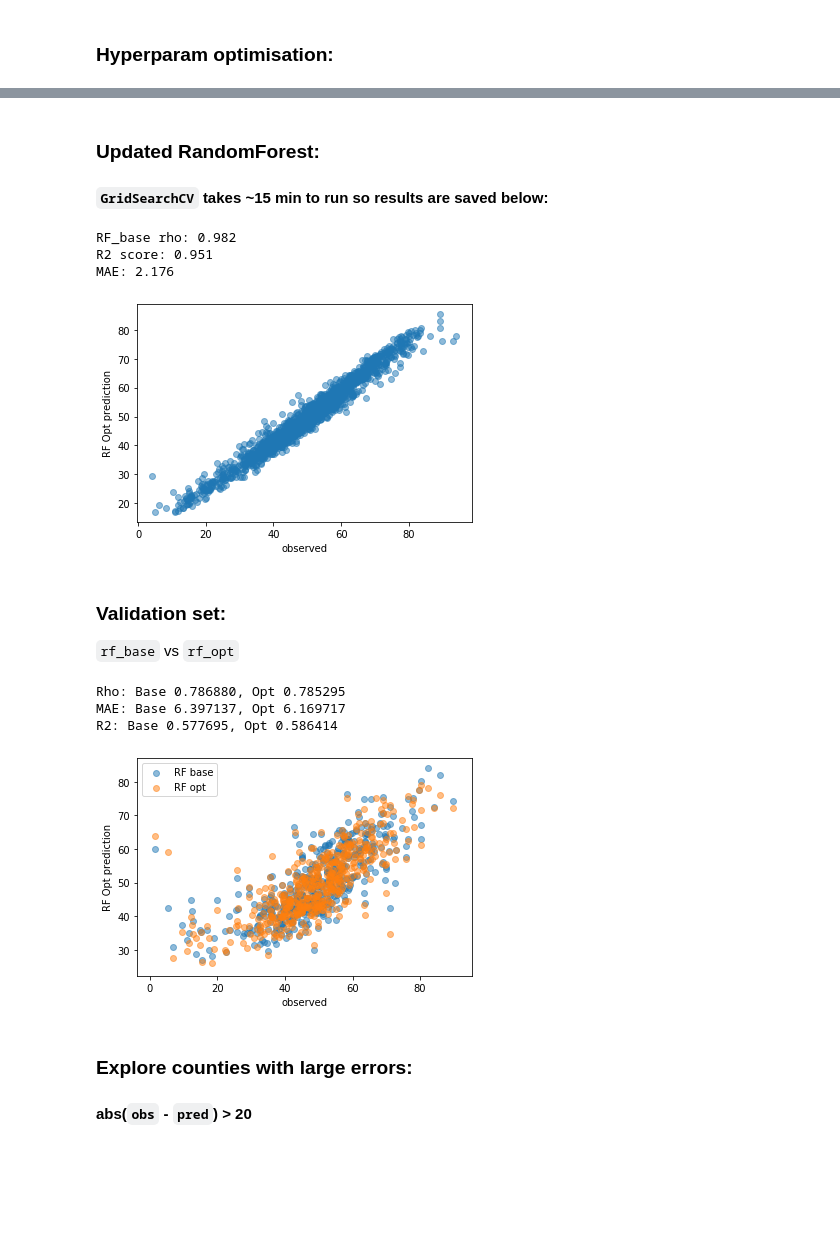
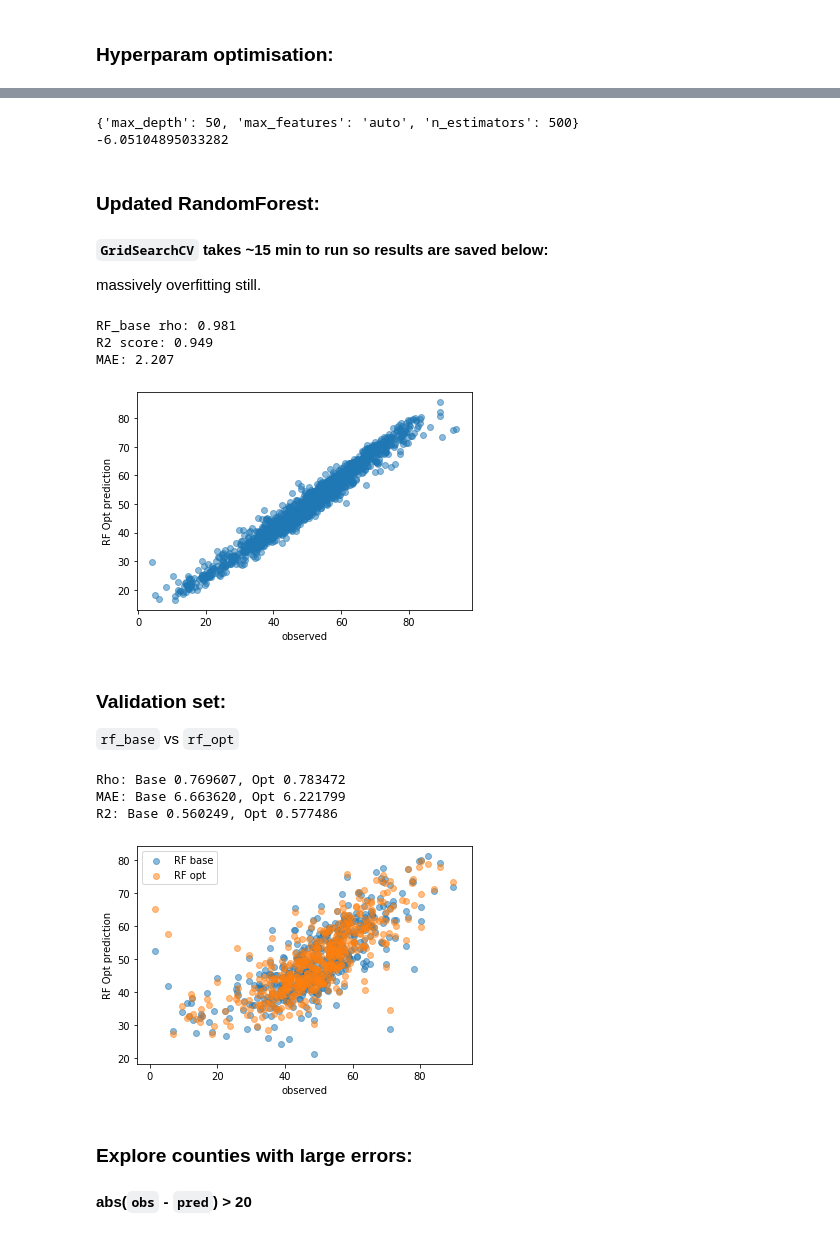
Before and after one commit to ralidimitrova/DS4A_team27, a Jupyter notebook: prediction_modelling/prediction_modelling.ipynb, the cells around one changed output, grey strips where cells are left out. Saved outputs shown, nothing was run; the diff lists cells and outputs as text; code cells hidden in the pictures; blank space fills up the shorter version.

```diff
--- a/prediction_modelling/prediction_modelling.ipynb
+++ b/prediction_modelling/prediction_modelling.ipynb
@@ -266,9 +266,9 @@ plt.show()
 # %%
 search_param = {'n_estimators': [10, 100, 500, 1000],
                'max_features':('auto', 'sqrt'),
-               'max_depth': [5, 15, 20, 50]}
+               'max_depth': [5, 15, 20, 25]}
 
-#search = GridSearchCV(rf_base, param_grid = search_param,
-#                     cv = 5, scoring = 'neg_mean_absolute_error')
+search = GridSearchCV(rf_base, param_grid = search_param,
+                     cv = 5, scoring = 'neg_mean_absolute_error')
 
-#search.fit(X_train, y_train)
+search.fit(X_train, y_train)
@@ -275,28 +295,33 @@ search_param = {'n_estimators': [10, 100, 500, 1000],
 # %%
-#print(search.best_params_)
-#print(search.best_score_)
+print(search.best_params_)
+print(search.best_score_)
+# %% [output]
+{'max_depth': 50, 'max_features': 'auto', 'n_estimators': 500}
+-6.05104895033282
 # %% [markdown]
 ### Updated RandomForest:
 
 ####  `GridSearchCV` takes ~15 min to run so results are saved below:
+
+massively overfitting still.
 # %%
-rf_opt = RandomForestRegressor(n_estimators = 1000, max_features = 'auto', max_depth = 20)
+rf_opt = RandomForestRegressor(n_estimators = 500, max_features = 'auto', max_depth = 20)
 
 rf_opt.fit(X_train, y_train)
 y_train_rf_opt = rf_opt.predict(X_train)
 
 print('RF_base rho: {:.3f}'.format(spearmanr(y_train,y_train_rf_opt)[0]))
 print('R2 score: {:.3f}'.format(r2_score(y_train,y_train_rf_opt)))
 print('MAE: {:.3f}'.format(mean_absolute_error(y_train,y_train_rf_opt)))
 print()
 plt.scatter(y_train,y_train_rf_opt, alpha = 0.5)
 plt.xlabel('observed'), plt.ylabel('RF Opt prediction')
 plt.show()
 # %% [output]
-RF_base rho: 0.982
-R2 score: 0.951
-MAE: 2.176
+RF_base rho: 0.981
+R2 score: 0.949
+MAE: 2.207
-[figure, old version]
+[figure, new version]
 # %% [markdown]
 ### Validation set:
 
@@ -319,10 +344,10 @@ plt.xlabel('observed'), plt.ylabel('RF Opt prediction')
 plt.legend()
 plt.show()
 # %% [output]
-Rho: Base 0.786880, Opt 0.785295
-MAE: Base 6.397137, Opt 6.169717
-R2: Base 0.577695, Opt 0.586414
+Rho: Base 0.769607, Opt 0.783472
+MAE: Base 6.663620, Opt 6.221799
+R2: Base 0.560249, Opt 0.577486
-[figure, old version]
+[figure, new version]
 # %% [markdown]
 ### Explore counties with large errors:
 
```
Also changed, not shown: parts of 21 cells of this notebook, 2 other files.
